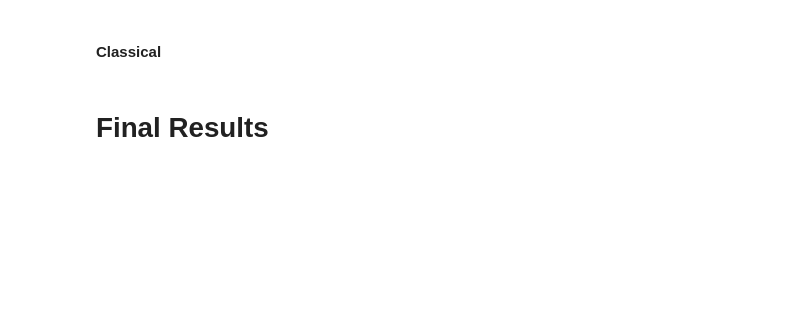
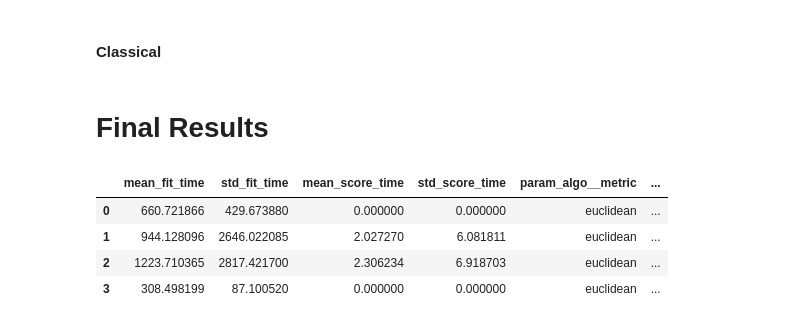
Before and after one commit to MarkGelo/CS-584, a Jupyter notebook: Project/Source/Music Genre Classification.ipynb, the cells around one changed output. Cells and saved outputs as stored; diff of their text form; code cells hidden in the pictures; blank space fills up the shorter version.

```diff
--- a/Project/Source/Music Genre Classification.ipynb
+++ b/Project/Source/Music Genre Classification.ipynb
@@ -1817,2 +1414,13 @@ cur_mod_stats.to_csv('models/models.csv', mode = 'a', header = False, index = Fa
 # %% [markdown]
 # Final Results
+# %%
+name = '5201_CNN_STFT_MFCC_KNN_EXTENDEDBALLROOM_8'
+model = joblib.load(f'models/{name}.pkl')
+model_df = pd.DataFrame(model.cv_results_)
+model_df.sort_values(by = ['rank_test_score'])
+# %% [output]
+|  | mean_fit_time | std_fit_time | mean_score_time | std_score_time | param_algo__metric | ... |
+| 0 | 660.721866 | 429.673880 | 0.000000 | 0.000000 | euclidean | ... |
+| 1 | 944.128096 | 2646.022085 | 2.027270 | 6.081811 | euclidean | ... |
+| 2 | 1223.710365 | 2817.421700 | 2.306234 | 6.918703 | euclidean | ... |
+| 3 | 308.498199 | 87.100520 | 0.000000 | 0.000000 | euclidean | ... |
```
Also changed, not shown: parts of 75 cells of this notebook, 24 other files.
